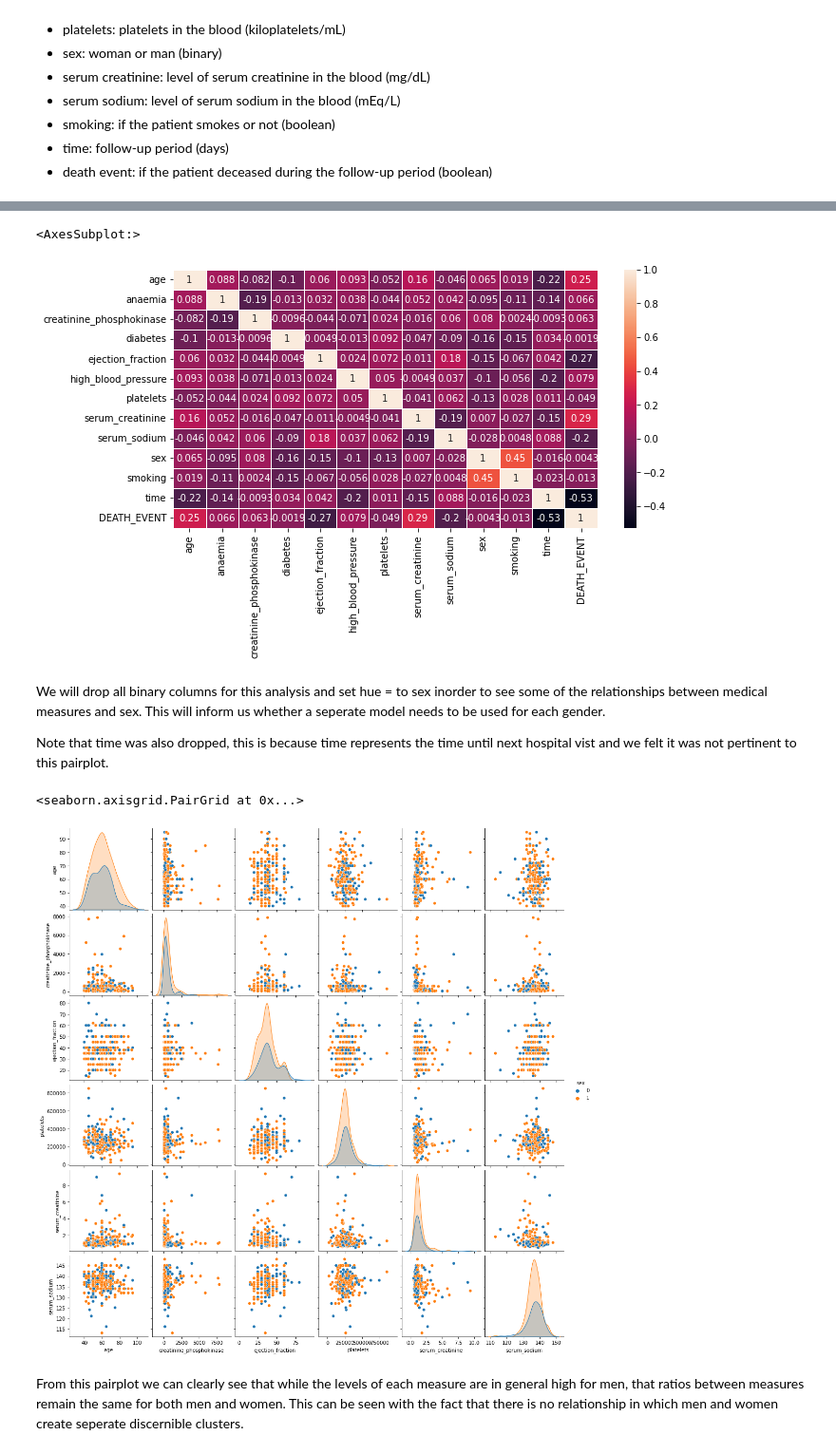
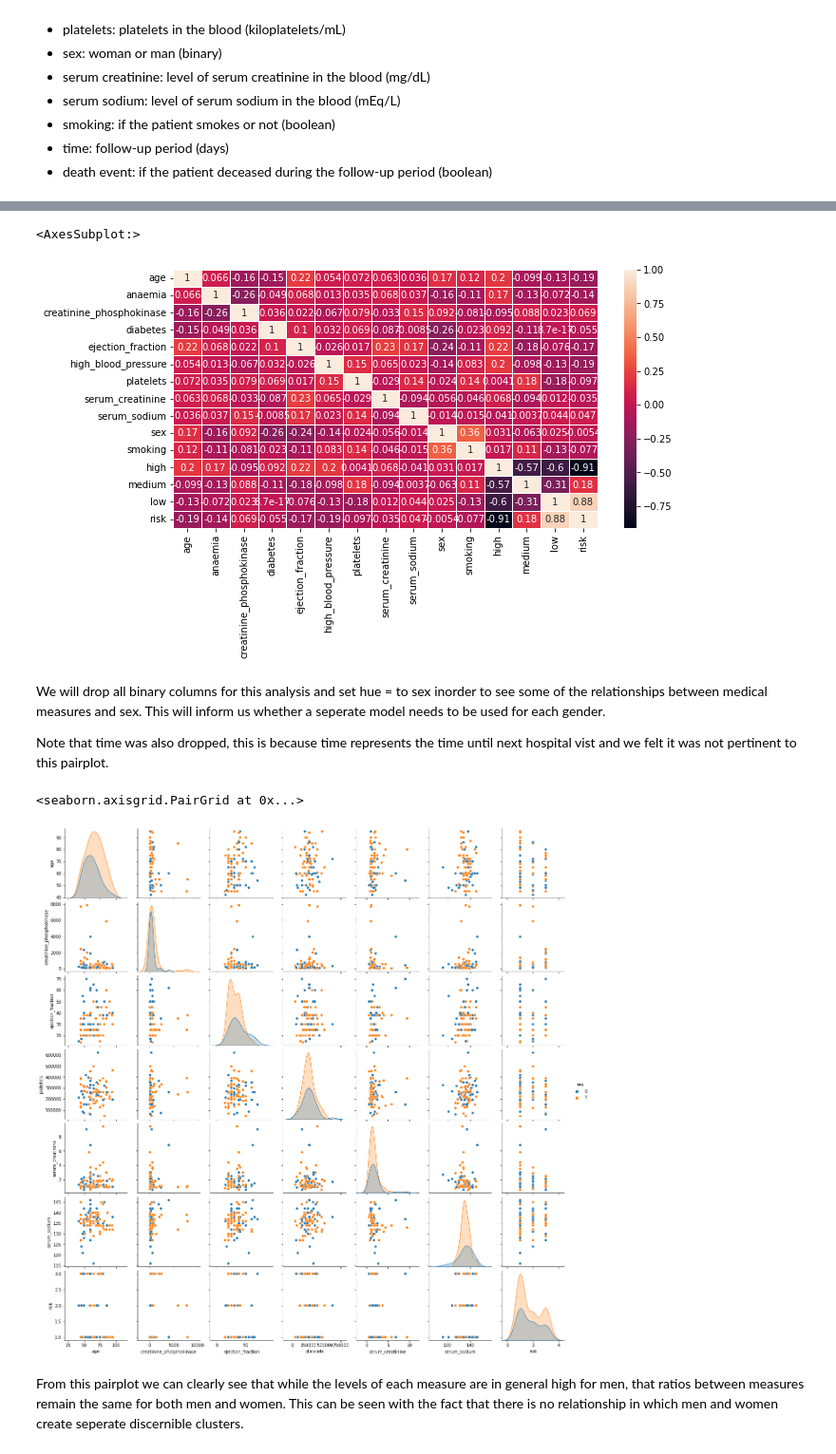
Before and after one commit to mjpitts/ecs171_group_17, a Jupyter notebook: project.ipynb, the cells around one changed output, grey strips where cells are left out. Shown at 95% size. Cells and saved outputs as stored; diff of their text form; code cells hidden in the pictures.

```diff
--- a/project.ipynb
+++ b/project.ipynb
@@ -82,20 +82,52 @@ We will now begin analyzing the relationship between variables, to being with th
+# %%
+def label_high(row):
+    if row['time'] <= 50 and row["DEATH_EVENT"] == 1:
+        return 1
+    return 0
+def label_medium(row):
+    if row['time'] > 50 and row['time'] <= 100 and row["DEATH_EVENT"] == 1:
+        return 1
+    return 0
+def label_low(row):
+    if row['time'] > 100 and row["DEATH_EVENT"] == 1:
+        return 1
+    return 0
+def risk(row):
+    if row['high'] == 1 :
+        return 1
+    elif row['medium'] == 1:
+        return 2
+    else:
+        return 3
+
+df['high'] =  df.apply(lambda row: label_high(row), axis=1)
+df['medium'] = df.apply(lambda row: label_medium(row), axis=1)
+df['low'] = df.apply(lambda row: label_low(row), axis=1)
+#df['good'] = df.apply(lambda row: good_set(row), axis=1)
+
+df_drop = df[(df.high == 0) & (df.medium == 0) & (df.low == 0)]
+df.drop(index=df_drop.index, inplace=True,axis=1)
+df['risk'] = df.apply(lambda row: risk(row), axis=1)
+df.shape
+
+df = df.drop(['DEATH_EVENT', 'time'], axis=1)
 # %%
 import seaborn as sns
 
 sns.heatmap(df.corr(), annot=True, linewidth=1)
 # %% [output]
 <AxesSubplot:>
-[figure, old version]
+[figure, new version]
 # %% [markdown]
 We will drop all binary columns for this analysis and set hue = to sex inorder to see some of the relationships between medical measures and sex. This will inform us whether a seperate model needs to be used for each gender.
 
 Note that time was also dropped, this is because time represents the time until next hospital vist and we felt it was not pertinent to this pairplot.
 # %%
-non_bool = df.drop(['diabetes', 'anaemia', 'high_blood_pressure', 'smoking', 'DEATH_EVENT', 'time'], axis=1)
+non_bool = df.drop(['diabetes', 'anaemia', 'high_blood_pressure', 'smoking', 'high', 'low', 'medium'], axis=1)
 
 sns.pairplot(non_bool, hue='sex')
 # %% [output]
 <seaborn.axisgrid.PairGrid at 0x...>
-[figure, old version]
+[figure, new version]
 # %% [markdown]
 From this pairplot we can clearly see that while the levels of each measure are in general high for men, that ratios between measures remain the same for both men and women. This can be seen with the fact that there is no relationship in which men and women create seperate discernible clusters.
```
Also changed, not shown: parts of 5 cells of this notebook.
